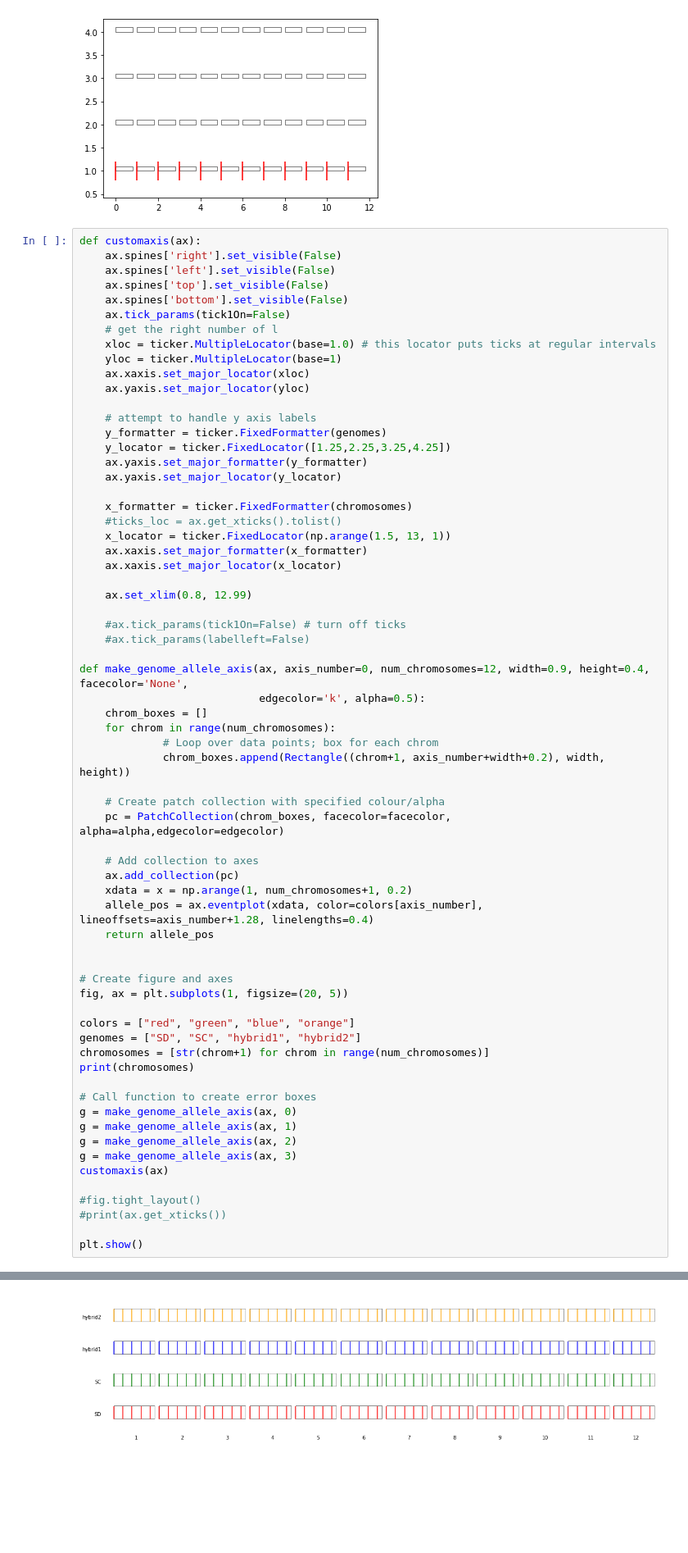
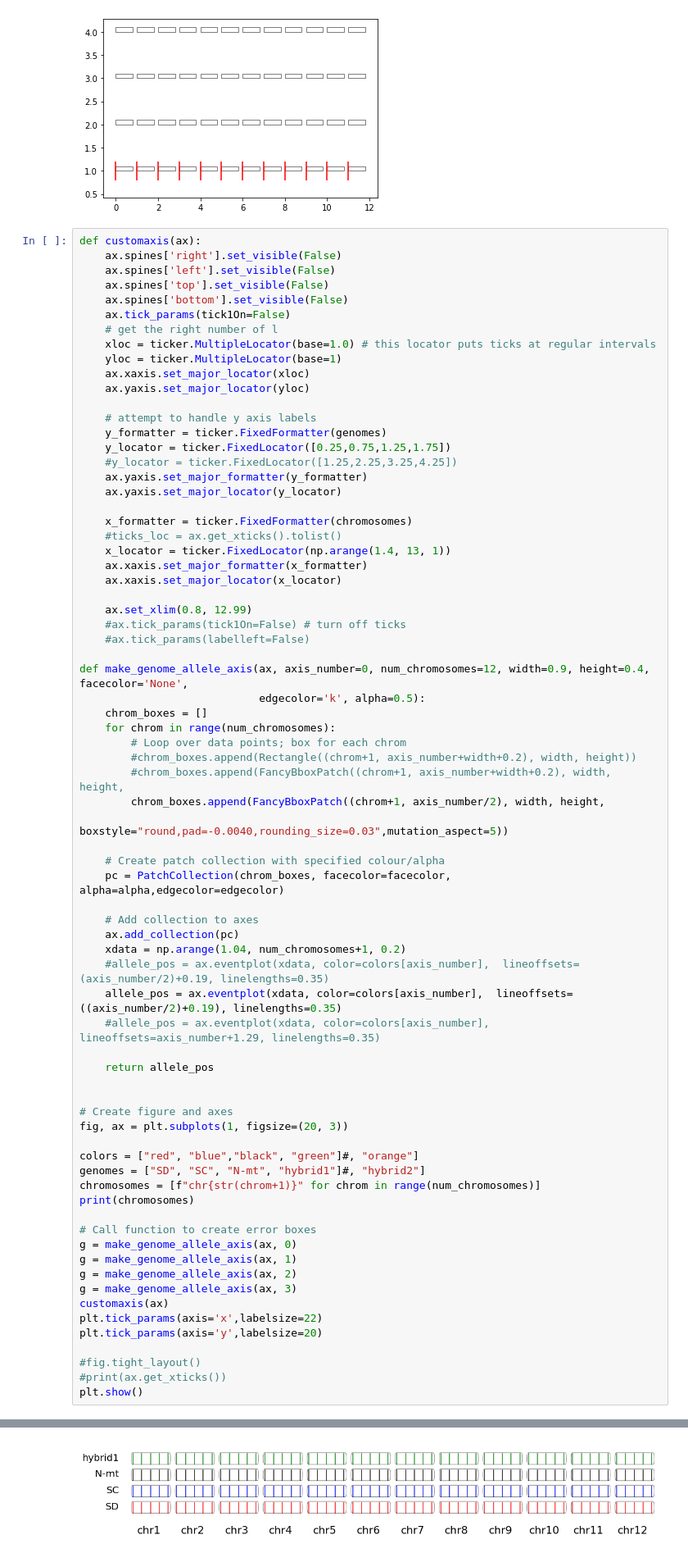
Before and after one commit to bluegenes/2020-exp-evol, a Jupyter notebook: dev-allele-plot.ipynb, the cells around one changed output, grey strips where cells are left out. Shown: that part at 82% size. Saved outputs shown, nothing was run; the diff lists cells and outputs as text; blank space fills up the shorter version.

Commit message:
dev simpler gene location plot

```diff
--- a/dev-allele-plot.ipynb
+++ b/dev-allele-plot.ipynb
@@ -188,18 +189,18 @@ def customaxis(ax):
 
     # attempt to handle y axis labels
     y_formatter = ticker.FixedFormatter(genomes)
-    y_locator = ticker.FixedLocator([1.25,2.25,3.25,4.25])
+    y_locator = ticker.FixedLocator([0.25,0.75,1.25,1.75])
+    #y_locator = ticker.FixedLocator([1.25,2.25,3.25,4.25])
     ax.yaxis.set_major_formatter(y_formatter)
     ax.yaxis.set_major_locator(y_locator)
 
     x_formatter = ticker.FixedFormatter(chromosomes)
     #ticks_loc = ax.get_xticks().tolist()
-    x_locator = ticker.FixedLocator(np.arange(1.5, 13, 1))
+    x_locator = ticker.FixedLocator(np.arange(1.4, 13, 1))
     ax.xaxis.set_major_formatter(x_formatter)
     ax.xaxis.set_major_locator(x_locator)
 
     ax.set_xlim(0.8, 12.99)
-
     #ax.tick_params(tick1On=False) # turn off ticks
     #ax.tick_params(labelleft=False)
 
@@ -207,25 +208,31 @@ def make_genome_allele_axis(ax, axis_number=0, num_chromosomes=12, width=0.9, he
                             edgecolor='k', alpha=0.5):
     chrom_boxes = []
     for chrom in range(num_chromosomes):
-             # Loop over data points; box for each chrom
-             chrom_boxes.append(Rectangle((chrom+1, axis_number+width+0.2), width, height))
+        # Loop over data points; box for each chrom
+        #chrom_boxes.append(Rectangle((chrom+1, axis_number+width+0.2), width, height))
+        #chrom_boxes.append(FancyBboxPatch((chrom+1, axis_number+width+0.2), width, height,
+        chrom_boxes.append(FancyBboxPatch((chrom+1, axis_number/2), width, height,
+                           boxstyle="round,pad=-0.0040,rounding_size=0.03",mutation_aspect=5))
 
     # Create patch collection with specified colour/alpha
     pc = PatchCollection(chrom_boxes, facecolor=facecolor, alpha=alpha,edgecolor=edgecolor)
 
     # Add collection to axes
     ax.add_collection(pc)
-    xdata = x = np.arange(1, num_chromosomes+1, 0.2)
-    allele_pos = ax.eventplot(xdata, color=colors[axis_number],  lineoffsets=axis_number+1.28, linelengths=0.4)
+    xdata = np.arange(1.04, num_chromosomes+1, 0.2)
+    #allele_pos = ax.eventplot(xdata, color=colors[axis_number],  lineoffsets=(axis_number/2)+0.19, linelengths=0.35)
+    allele_pos = ax.eventplot(xdata, color=colors[axis_number],  lineoffsets=((axis_number/2)+0.19), linelengths=0.35)
+    #allele_pos = ax.eventplot(xdata, color=colors[axis_number],  lineoffsets=axis_number+1.29, linelengths=0.35)
+
     return allele_pos
 
 
 # Create figure and axes
-fig, ax = plt.subplots(1, figsize=(20, 5))
+fig, ax = plt.subplots(1, figsize=(20, 3))
 
-colors = ["red", "green", "blue", "orange"]
-genomes = ["SD", "SC", "hybrid1", "hybrid2"]
-chromosomes = [str(chrom+1) for chrom in range(num_chromosomes)]
+colors = ["red", "blue","black", "green"]#, "orange"]
+genomes = ["SD", "SC", "N-mt", "hybrid1"]#, "hybrid2"]
+chromosomes = [f"chr{str(chrom+1)}" for chrom in range(num_chromosomes)]
 print(chromosomes)
 
 # Call function to create error boxes
@@ -234,9 +241,10 @@ g = make_genome_allele_axis(ax, 1)
 g = make_genome_allele_axis(ax, 2)
 g = make_genome_allele_axis(ax, 3)
 customaxis(ax)
+plt.tick_params(axis='x',labelsize=22)
+plt.tick_params(axis='y',labelsize=20)
 
 #fig.tight_layout()
 #print(ax.get_xticks())
-
 plt.show()
 # %% [output]
@@ -244,4 +252,4 @@ plt.show()
-[figure, old version]
+[figure, new version]
 # %%
 #https://stackoverflow.com/questions/63859980/vertical-broken-bar-plot-with-arrays-as-bar-heights-and-color-coding
 import matplotlib as mpl
```
Also changed, not shown: parts of 3 cells of this notebook, 1 other file.
